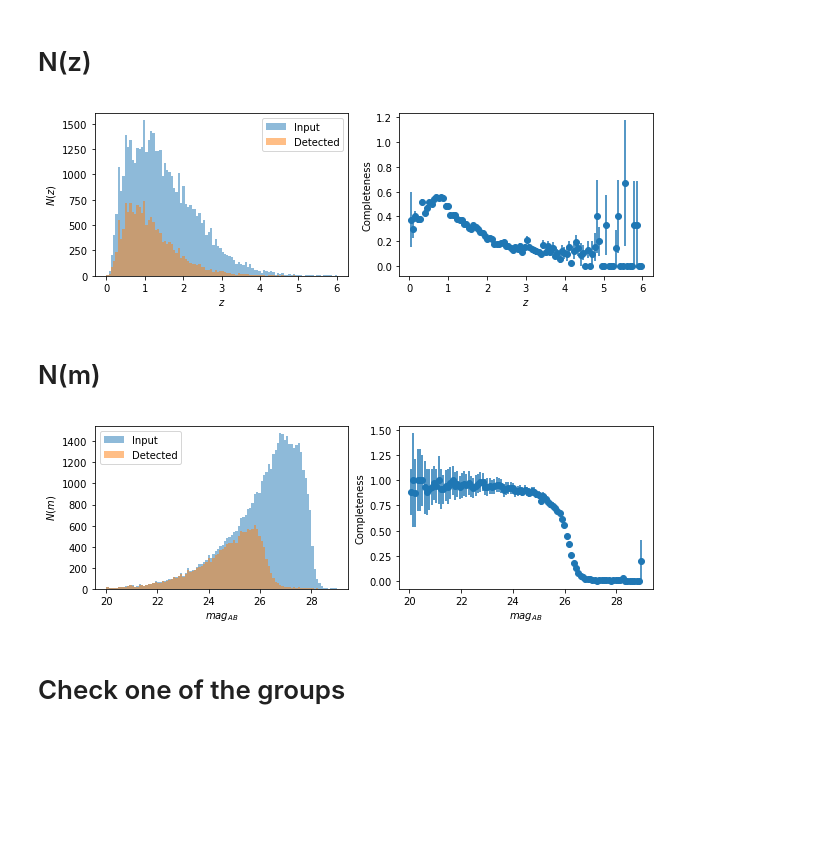
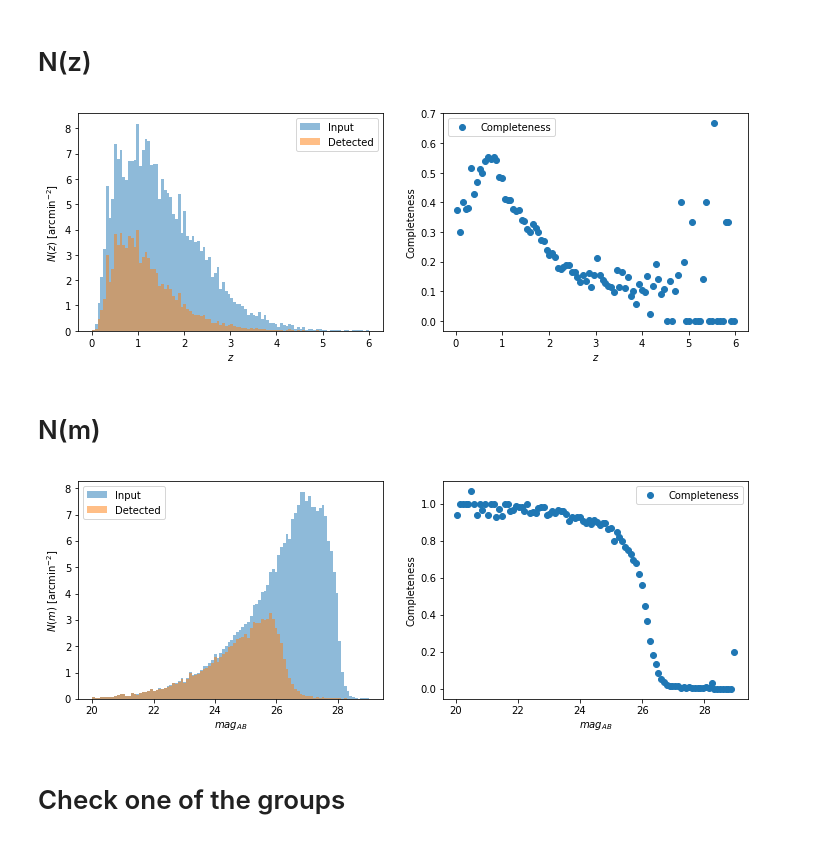
Before and after one commit to LSSTDESC/Blending_tutorial, a Jupyter notebook: Example_analysis.ipynb, the cells around one changed output. Drawn from its saved outputs; the diff is of its cells as text; code cells hidden in the pictures; blank space fills up the shorter version.

```diff
--- a/Example_analysis.ipynb
+++ b/Example_analysis.ipynb
@@ -44,4 +49,4 @@ mappingproxy({'a': (dtype('>f4'), 86),
 # %%
 # For some reason fitsio doesn't recognize this properly...
 #dm_table = fitsio.read(os.path.join(btf_dir,'LSST_i_DM.fits.gz'),ext=1)
-dm_table = astropy.table.Table.read(os.path.join(btf_dir,'LSST_i_DM.fits.gz'))
+dm_table = astropy.table.Table.read(os.path.join(btf_dir,'LSST_i_DM.fits.gz'),hdu=1)
@@ -77,8 +78,15 @@ wld_cat = descwl.output.Reader(os.path.join(btf_dir,'LSST_i_lite.fits')).results
+# %%
+if wld_installed:
+    wld_cat = descwl.output.Reader(os.path.join(btf_dir,'LSST_i_lite.fits')).results
+    width,height = wld_cat.survey.image_width,wld_cat.survey.image_height
+else:
+    height,width = truth_image.shape
+pixel_scale = 0.2 # pixel scale in arcseconds
+area = height*width*pixel_scale**2/3600.
 # %% [markdown]
 We employ a nearest neighbors approach using the centroids to match input and output
 # %%
-def match(catalog,truth,wld_cat):
-    width,height = wld_cat.survey.image_width,wld_cat.survey.image_height
+def match(catalog,truth,width,height):
     X = np.zeros((len(catalog),2))
     X[:,0] = catalog['base_SdssCentroid_x']
     X[:,1] = catalog['base_SdssCentroid_y']
@@ -90,7 +98,7 @@ def match(catalog,truth,wld_cat):
     dist, ind = tree.query(X,k=1)
     return dist.flatten(),ind.flatten()
 # %%
-dist, ind = match(dm_table,truth_table,wld_cat)
+dist, ind = match(dm_table,truth_table,width,height)
 # %%
 print('Fraction of multiple matches: ',1.0-len(np.unique(ind))/(1.0*len(ind)))
 # %% [output]
@@ -102,33 +110,33 @@ unique_ind, ind_counts = np.unique(ind,return_counts=True)
 # %%
 h_in, bin_edges = np.histogram(truth_table['z'],range=(0,6),bins=100)
 h_out, bin_edges = np.histogram(truth_table['z'][ind],range=(0,6),bins=100)
-f, ax = plt.subplots(1,2,figsize=(10,3))
-ax[0].hist(truth_table['z'],range=(0,6),bins=100,label='Input',alpha=0.5)
-ax[0].hist(truth_table['z'][ind],range=(0,6),bins=100,label='Detected',alpha=0.5)
-ax[1].errorbar(0.5*bin_edges[1:]+0.5*bin_edges[:-1],h_out*1.0/h_in,np.sqrt(h_out)/h_in+h_out*1.0/(h_in)**3./2,fmt='o')
+f, ax = plt.subplots(1,2,figsize=(12,4))
+ax[0].hist(truth_table['z'][truth_table['visible']==True],range=(0,6),bins=100,label='Input',weights=np.ones(np.count_nonzero(truth_table['visible']==True))/area,alpha=0.5)
+ax[0].hist(truth_table['z'][ind],range=(0,6),bins=100,weights=np.ones(len(ind))/area,label='Detected',alpha=0.5)
+ax[1].plot(0.5*bin_edges[1:]+0.5*bin_edges[:-1],h_out*1.0/h_in,'o', label='Completeness')
 for i in range(0,2):
     ax[i].set_xlabel('$z$')
     ax[i].legend(loc='best')
-ax[0].set_ylabel('$N(z)$')
+ax[0].set_ylabel('$N(z)$ [arcmin$^{-2}$]')
 ax[1].set_ylabel('Completeness');
 # %% [output]
-[figure, old version]
+[figure, new version]
 # %% [markdown]
 # N(m)
 # %%
-h_in, bin_edges = np.histogram(truth_table['ab_mag'],range=(20,29),bins=100)
+h_in, bin_edges = np.histogram(truth_table['ab_mag'][truth_table['visible']==True],range=(20,29),bins=100)
 h_out, bin_edges = np.histogram(truth_table['ab_mag'][ind],range=(20,29),bins=100)
-f, ax = plt.subplots(1,2,figsize=(10,3))
-ax[0].hist(truth_table['ab_mag'],range=(20,29),bins=100,label='Input',alpha=0.5)
-ax[0].hist(truth_table['ab_mag'][ind],range=(20,29),bins=100,label='Detected',alpha=0.5)
-ax[1].errorbar(0.5*bin_edges[1:]+0.5*bin_edges[:-1],h_out*1.0/h_in,np.sqrt(h_out)/h_in+h_out*1.0/(h_in)**3./2,fmt='o')
+f, ax = plt.subplots(1,2,figsize=(12,4))
+ax[0].hist(truth_table['ab_mag'][truth_table['visible']==True],range=(20,29),bins=100,label='Input',weights=np.ones(np.count_nonzero(truth_table['visible']==True))/area,alpha=0.5)
+ax[0].hist(truth_table['ab_mag'][ind],range=(20,29),bins=100,label='Detected',weights=np.ones(len(ind))/area,alpha=0.5)
+ax[1].plot(0.5*bin_edges[1:]+0.5*bin_edges[:-1],h_out*1.0/h_in,'o',label='Completeness')
 for i in range(0,2):
     ax[i].set_xlabel('$mag_{AB}$')
     ax[i].legend(loc='best')
-ax[0].set_ylabel('$N(m)$')
+ax[0].set_ylabel('$N(m)$ [arcmin$^{-2}$]')
 ax[1].set_ylabel('Completeness');
 # %% [output]
-[figure, old version]
+[figure, new version]
 # %% [markdown]
 # Check one of the groups
 # %%
```
Also changed, not shown: parts of 13 cells of this notebook.
